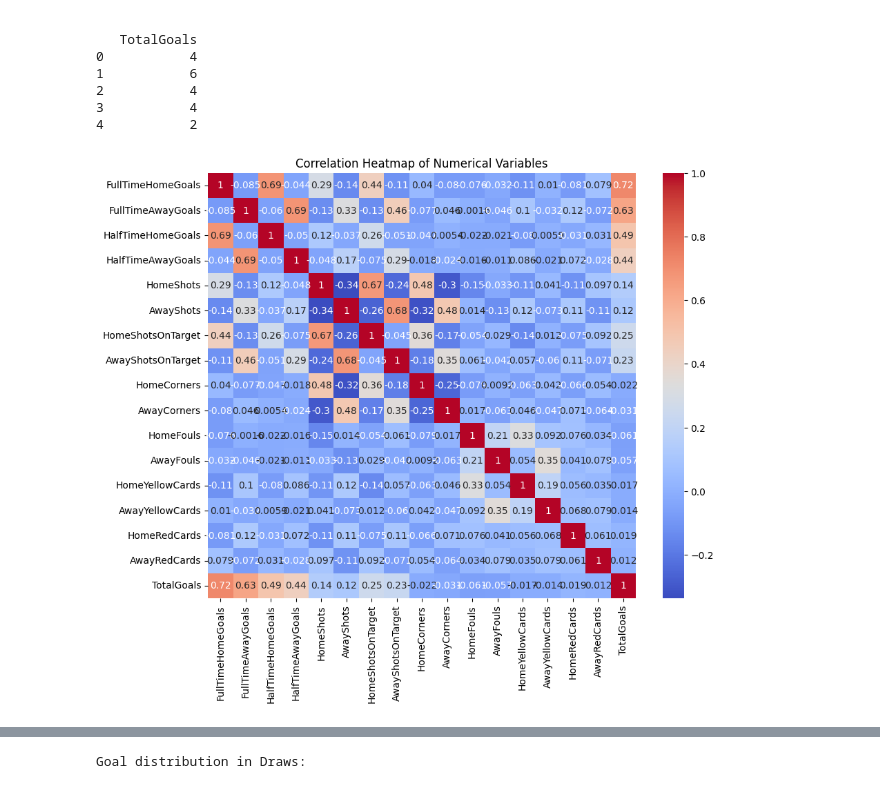
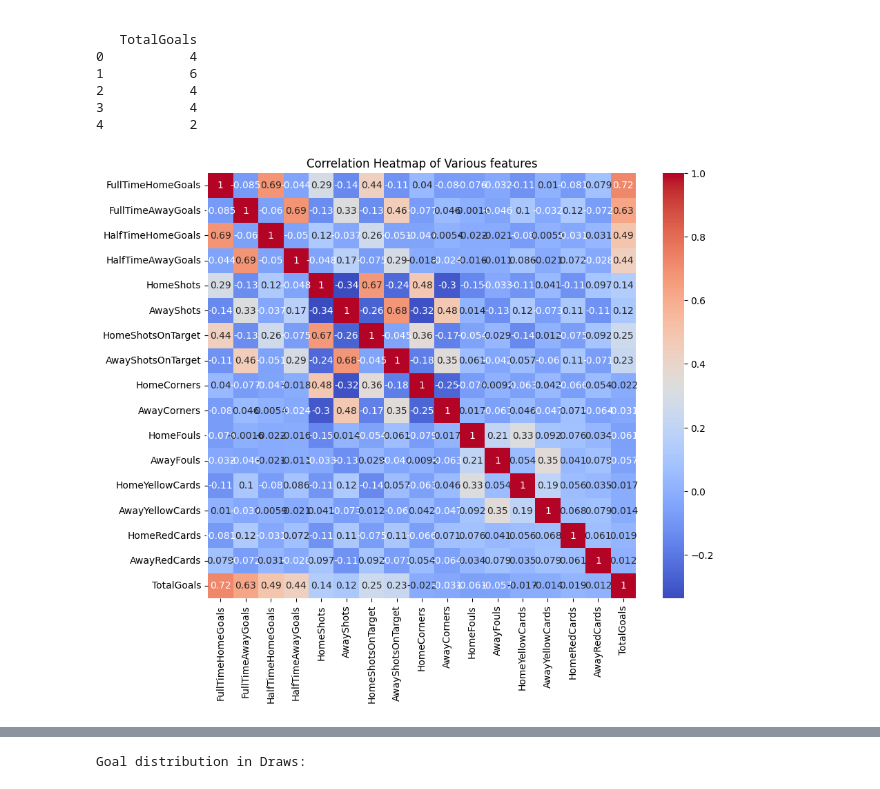
Before and after one commit to Alithani-compsc/Multi-Faceted_Analysis_of_English_Premier_League_Data-, a Jupyter notebook: Multi-Faceted Analysis of English Premier League Data.ipynb, the cells around one changed output, grey strips where cells are left out. Saved outputs shown, nothing was run; the diff lists cells and outputs as text; code cells hidden in the pictures.

```diff
--- a/Multi-Faceted Analysis of English Premier League Data.ipynb
+++ b/Multi-Faceted Analysis of English Premier League Data.ipynb
@@ -170,10 +170,10 @@ Sample of added columns (Season, Result, TotalGoals):
 # %%
 plt.figure(figsize=(10, 8))
 sns.heatmap(df.corr(numeric_only=True), annot=True, cmap='coolwarm')
-plt.title('Correlation Heatmap of Numerical Variables')
+plt.title('Correlation Heatmap of Various features')
 plt.show()
 # %% [output]
-[figure, old version]
+[figure, new version]
 # %%
 #  DESCRIPTIVE ANALYSIS
 
```
Also changed, not shown: parts of 24 cells of this notebook.
